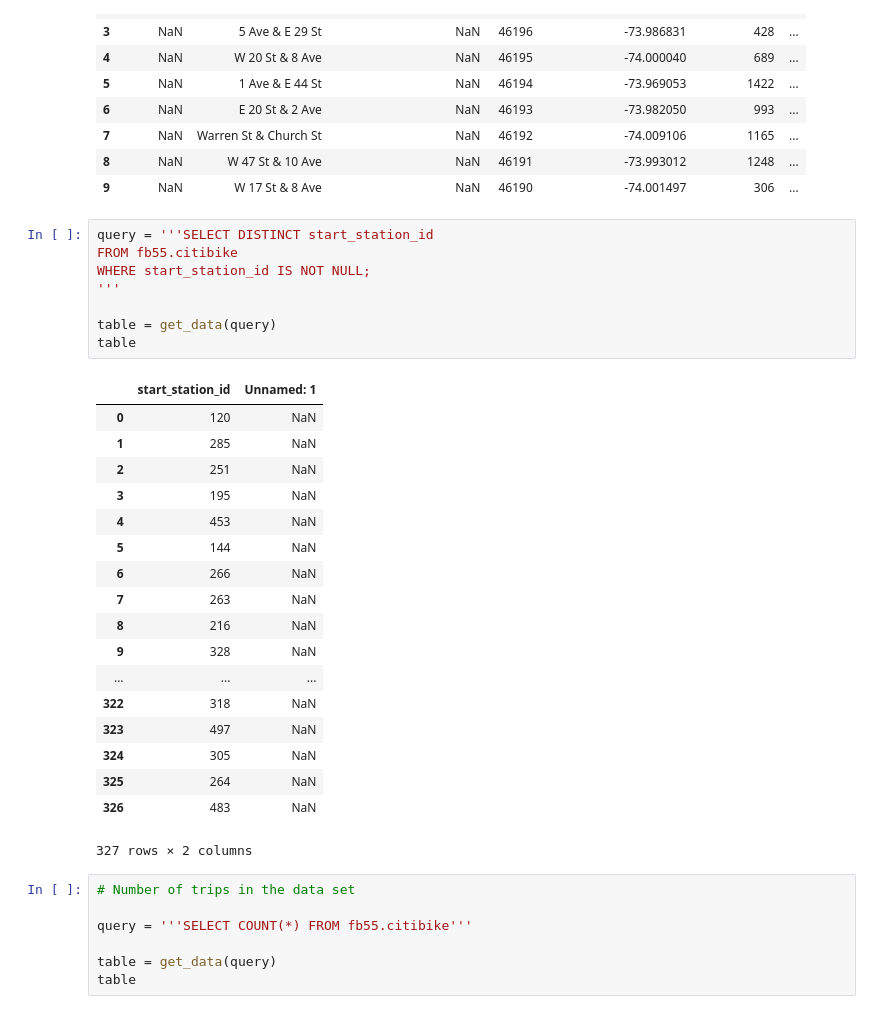
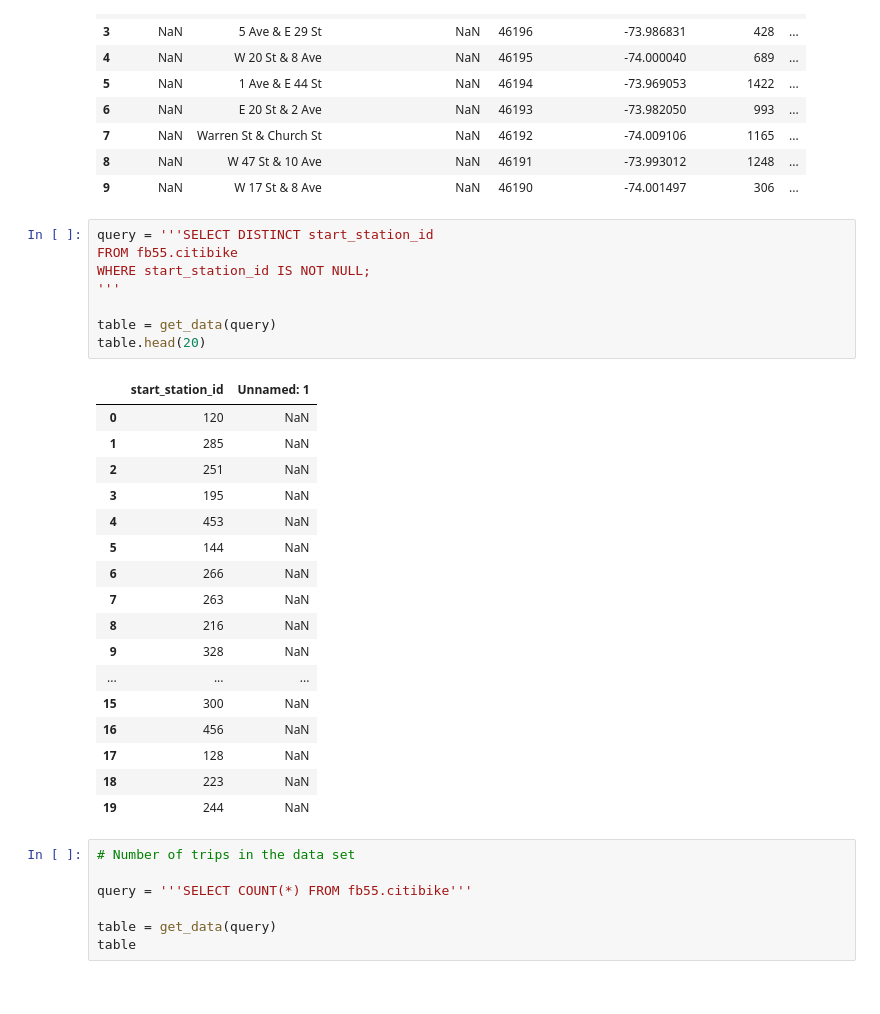
Before and after one commit to jlouison92/PUI2018_jl9489, a Jupyter notebook: HW5_jl9489/SQL Query.ipynb, the cells around one changed output. Cells and saved outputs as stored; diff of their text form.

```diff
--- a/HW5_jl9489/SQL Query.ipynb
+++ b/HW5_jl9489/SQL Query.ipynb
@@ -147,30 +147,29 @@ table
 # %%
 query = '''SELECT DISTINCT start_station_id
 FROM fb55.citibike
 WHERE start_station_id IS NOT NULL;
 '''
 
 table = get_data(query)
-table
+table.head(20)
 # %% [output]
 |  | start_station_id | Unnamed: 1 |
 | 0 | 120 | NaN |
 | 1 | 285 | NaN |
 | 2 | 251 | NaN |
 | 3 | 195 | NaN |
 | 4 | 453 | NaN |
 | 5 | 144 | NaN |
 | 6 | 266 | NaN |
 | 7 | 263 | NaN |
 | 8 | 216 | NaN |
 | 9 | 328 | NaN |
 | ... | ... | ... |
-| 322 | 318 | NaN |
-| 323 | 497 | NaN |
-| 324 | 305 | NaN |
-| 325 | 264 | NaN |
-| 326 | 483 | NaN |
+| 15 | 300 | NaN |
+| 16 | 456 | NaN |
+| 17 | 128 | NaN |
+| 18 | 223 | NaN |
+| 19 | 244 | NaN |
-327 rows × 2 columns
 # %%
 # Number of trips in the data set
 
```
Also changed, not shown: parts of 9 cells of this notebook.
